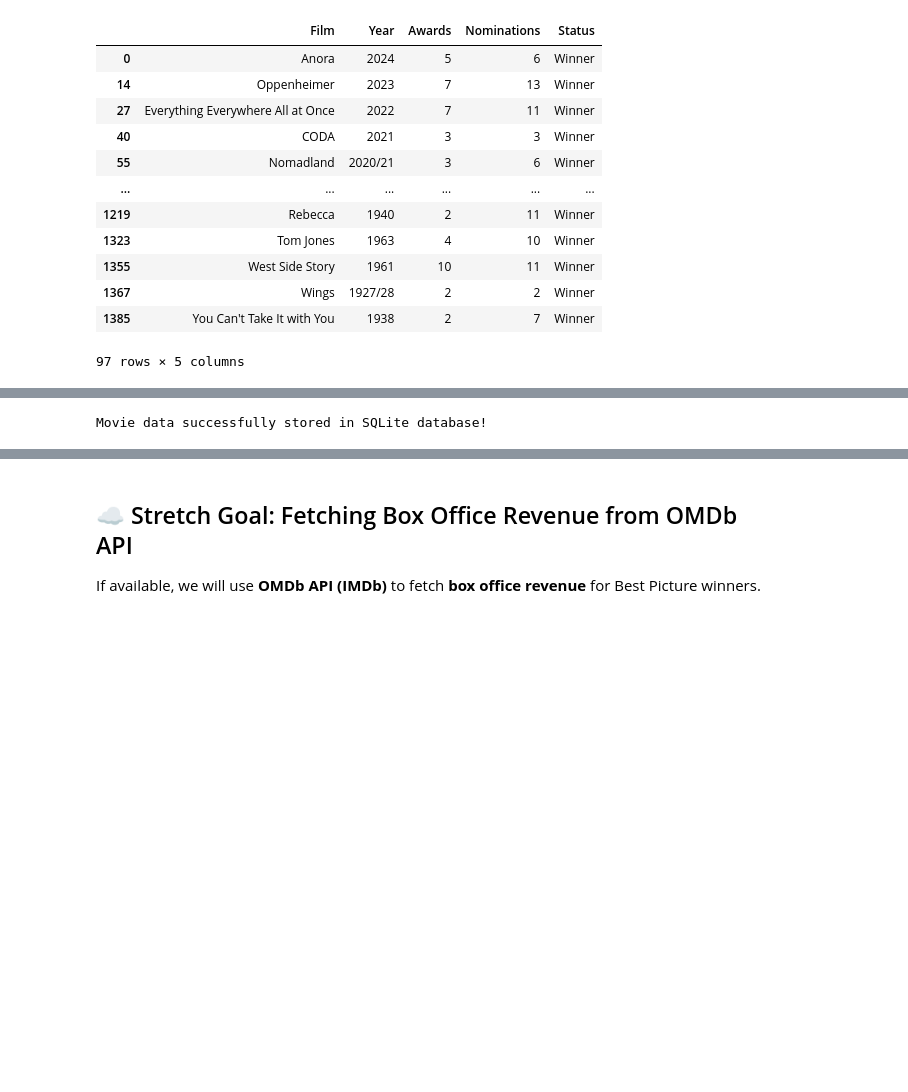
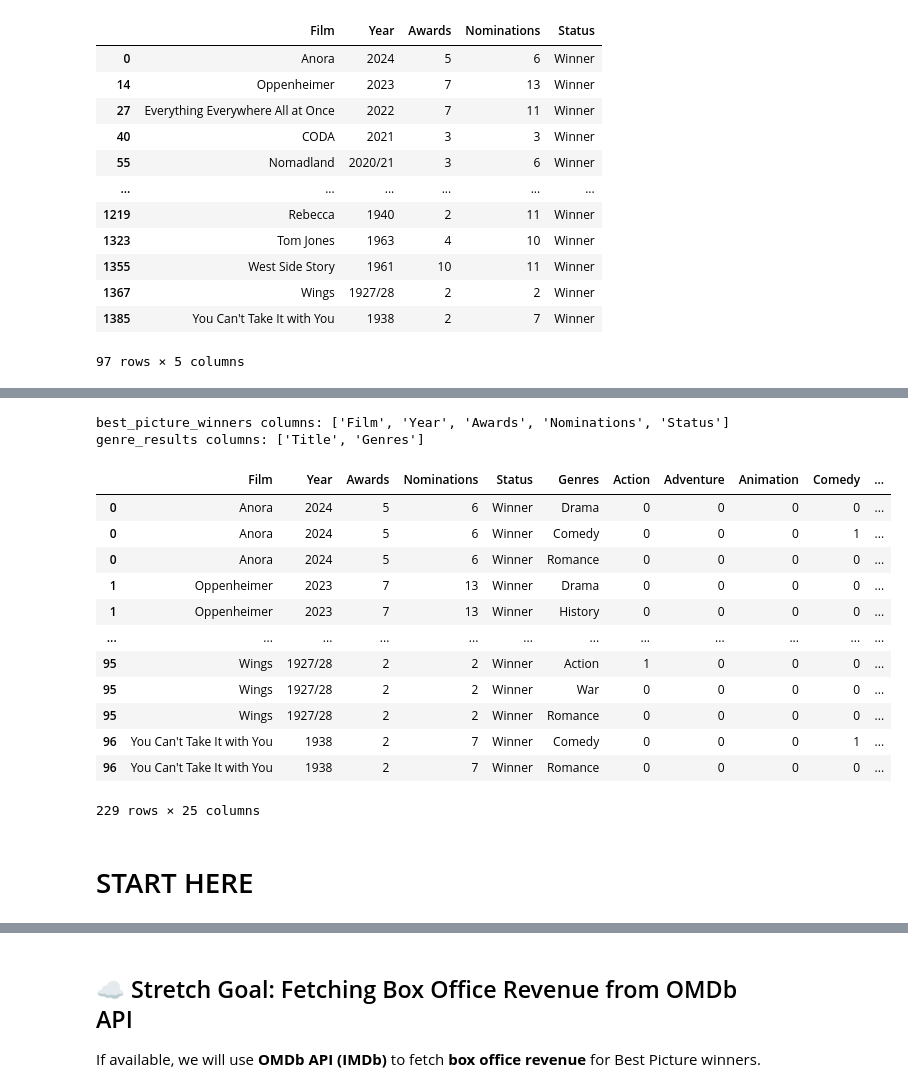
Before and after one commit to judd-jacobs/code-you-capstone, a Jupyter notebook: academcy_awards_analysis.ipynb, the cells around one changed output, grey strips where cells are left out. Cells and saved outputs as stored; diff of their text form; code cells hidden in the pictures; blank space fills up the shorter version.

```diff
--- a/academcy_awards_analysis.ipynb
+++ b/academcy_awards_analysis.ipynb
@@ -176,7 +132,7 @@ tmdb_api_read_access_token = os.getenv('TMBD_API_READ_ACCESS_TOKEN')
 tmdb_api_base_url = "https://api.themoviedb.org/3"
 
 # Function to get genre mappings (ID -> Name)
-def get_genre_mapping():
+def get_genre_mapping() -> dict:
     url = f"{tmdb_api_base_url}/genre/movie/list?language=en-US"
     headers = {"accept": "application/json", "Authorization": f"Bearer {tmdb_api_read_access_token}"}
 
@@ -188,16 +144,21 @@ def get_genre_mapping():
     return {}
 
 # Function to query TMDB API and get genre names for movies
-def get_movie_genres(film_titles):
+def get_movie_genres(film_titles) -> dict:
     headers = {
         "accept": "application/json",
-        "Authorization": f"Bearer {tmdb_api_read_access_token}"}
-    genre_mapping = get_genre_mapping()  # Fetch genre ID-to-name mapping
+        "Authorization": f"Bearer {tmdb_api_read_access_token}"
+        }
 
-    movie_genres = {}  # Store results
+    # Fetch genre ID-to-name mapping
+    genre_mapping = get_genre_mapping()
+
+    # Store results
+    movie_genres = {}
 
     for title in film_titles:
-        encoded_title = quote(title)  # Encode spaces and special characters
+        # Encode spaces and special characters for use in URL
+        encoded_title = quote(title)
 
         url = f"{tmdb_api_base_url}/search/movie?query={encoded_title}&include_adult=false&language=en-US&page=1"
         response = requests.get(url, headers=headers)
@@ -218,10 +179,13 @@ def get_movie_genres(film_titles):
 
     return movie_genres
 
+# Create a List of the movie titles from extracted Wikipedia data
+movie_titles = best_picture_winners["Film"].tolist()
+
 # Get genre names for each movie
 genre_results = get_movie_genres(movie_titles)
 
-# Convert to DataFrame for better visualization
-df = pd.DataFrame(list(genre_results.items()), columns=["Title", "Genres"])
-print(df)
+# Convert to DataFrame for display
+genre_results = pd.DataFrame(list(genre_results.items()), columns=["Title", "Genres"])
+genre_results
 # %% [output]
@@ -242,3 +208,43 @@ print(df)
+# %%
+print("best_picture_winners columns:", best_picture_winners.columns.tolist())
+print("genre_results columns:", genre_results.columns.tolist())
+# %% [output]
+best_picture_winners columns: ['Film', 'Year', 'Awards', 'Nominations', 'Status']
+genre_results columns: ['Title', 'Genres']
+# %%
+# # Merge best_picture_winners and genre_results DataFrames on the "Title" column
+best_picture_winners = best_picture_winners.merge(
+    genre_results,
+    left_on="Film",
+    right_on="Title",
+    how="left"
+)
+
+# Drop the now redundant "Title" column
+best_picture_winners.drop("Title", axis=1, inplace=True)
+
+# Splitting the genres into separate columns
+best_picture_winners = best_picture_winners.explode("Genres")
+best_picture_winners = pd.concat([best_picture_winners, best_picture_winners["Genres"].str.get_dummies()], axis=1)
+
+# Print the updated DataFrame
+best_picture_winners
+# %% [output]
+|  | Film | Year | Awards | Nominations | Status | Genres | Action | Adventure | Animation | Comedy | ... |
+| 0 | Anora | 2024 | 5 | 6 | Winner | Drama | 0 | 0 | 0 | 0 | ... |
+| 0 | Anora | 2024 | 5 | 6 | Winner | Comedy | 0 | 0 | 0 | 1 | ... |
+| 0 | Anora | 2024 | 5 | 6 | Winner | Romance | 0 | 0 | 0 | 0 | ... |
+| 1 | Oppenheimer | 2023 | 7 | 13 | Winner | Drama | 0 | 0 | 0 | 0 | ... |
+| 1 | Oppenheimer | 2023 | 7 | 13 | Winner | History | 0 | 0 | 0 | 0 | ... |
+| ... | ... | ... | ... | ... | ... | ... | ... | ... | ... | ... | ... |
+| 95 | Wings | 1927/28 | 2 | 2 | Winner | Action | 1 | 0 | 0 | 0 | ... |
+| 95 | Wings | 1927/28 | 2 | 2 | Winner | War | 0 | 0 | 0 | 0 | ... |
+| 95 | Wings | 1927/28 | 2 | 2 | Winner | Romance | 0 | 0 | 0 | 0 | ... |
+| 96 | You Can't Take It with You | 1938 | 2 | 7 | Winner | Comedy | 0 | 0 | 0 | 1 | ... |
+| 96 | You Can't Take It with You | 1938 | 2 | 7 | Winner | Romance | 0 | 0 | 0 | 0 | ... |
+229 rows × 25 columns
+# %% [markdown]
+# START HERE
 # %%
 # Function to store movie data in SQLite
 def store_movie_data(movie_data) -> None:
@@ -250,7 +256,7 @@ def store_movie_data(movie_data) -> None:
     cursor.execute('''
         CREATE TABLE IF NOT EXISTS movies (
             id INTEGER PRIMARY KEY AUTOINCREMENT,
-            title TEXT,
+            film TEXT,
             release_date TEXT,
             overview TEXT,
             vote_average REAL,
@@ -276,18 +282,13 @@ def store_movie_data(movie_data) -> None:
     conn.commit()
     conn.close()
 
-# List of movies to fetch
-movies_list = film_titles
-
 # Loop through each movie, fetch data, and store in the database
-for movie in movies_list:
+for movie in movie_titles:
     data = fetch_movie_data(movie)
     if data:
         store_movie_data(data)
 
 print("Movie data successfully stored in SQLite database!")
-# %% [output]
-Movie data successfully stored in SQLite database!
 # %%
 # Connect to the database
 conn = sqlite3.connect("academy_awards.db")
```
Also changed, not shown: parts of 11 cells of this notebook.
